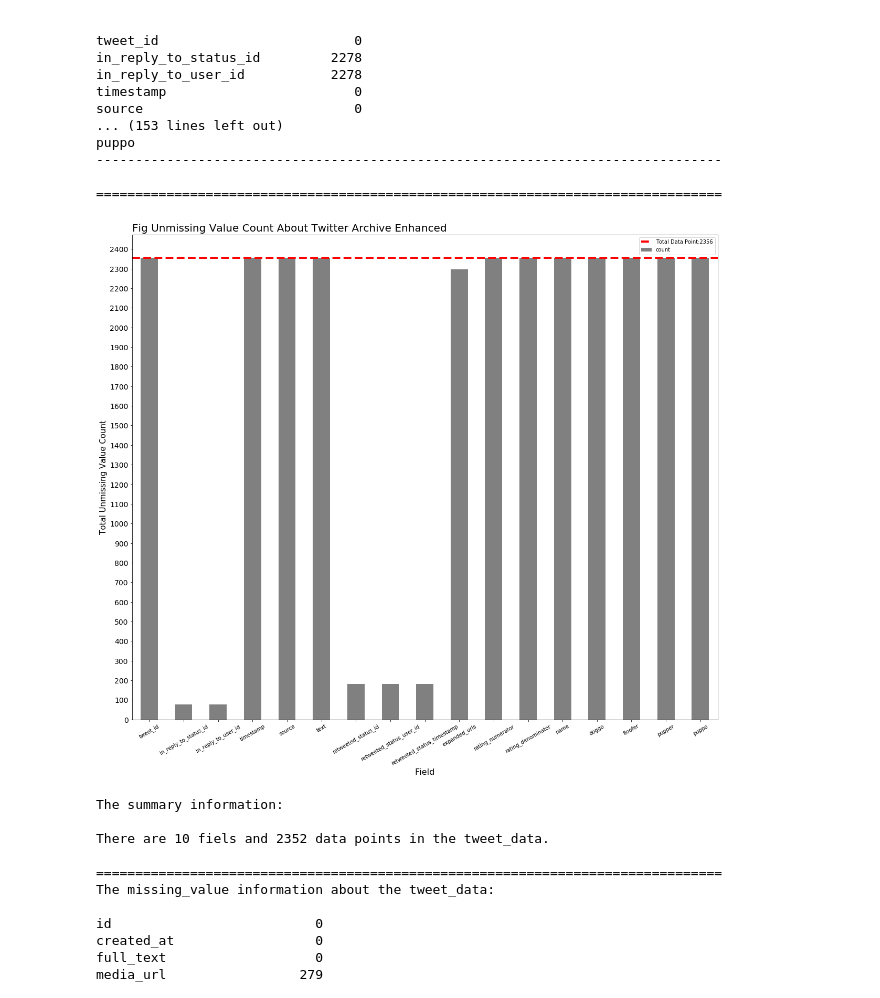
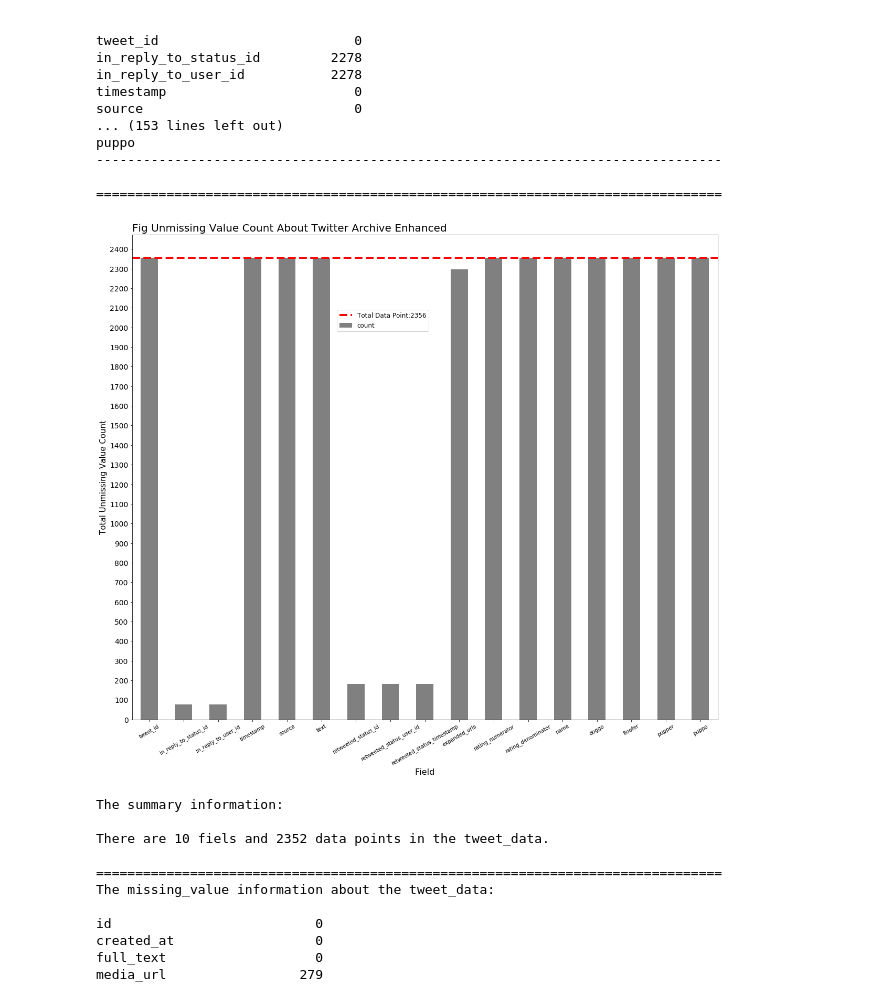
Before and after one commit to ZenRay/DAND_NewProject, a Jupyter notebook: AdvancedP1_DataWrangling/wrangle_act.ipynb, the cells around one changed output. Drawn from its saved outputs; the diff is of its cells as text; code cells hidden in the pictures.

```diff
--- a/AdvancedP1_DataWrangling/wrangle_act.ipynb
+++ b/AdvancedP1_DataWrangling/wrangle_act.ipynb
@@ -346,23 +348,23 @@ puppo
 # %%
 # plot the missing value hist plot
 x_axis = twitter_archive_data.columns.get_values()
 height = len(twitter_archive_data) - twitter_archive_data.isnull().sum()
 hist_data = pd.DataFrame({"field": height.index.values, "count":height.values}, columns=["field", "count"])
 
 hist_data.plot(x="field", kind="bar", figsize=(20, 17), rot=30, color="grey") #, yticks=np.arange(height.min()-500, height.max()+200, 300))
 plt.xlabel("Field", fontsize=16)
 loc, labels = plt.xticks( fontsize=10)
 plt.ylabel("Total Unmissing Value Count", fontsize=15)
 plt.yticks(np.arange(0, height.max()+200, 100), fontsize=14)
 plt.title("Fig Unmissing Value Count About Twitter Archive Enhanced", loc="left", fontsize=20)
 
 plt.hlines(y=2356, xmin=-0.5, xmax=loc.max()+1,colors="r",
            linestyles="--", linewidth=4,label="Total Data Point:2356")
 
-plt.legend()
+plt.legend(loc=(0.35, 0.8), fontsize="large")
 plt.show()
 # %% [output]
-[figure, old version]
+[figure, new version]
 # %%
 detect_data(tweet_data, "tweet_data")
 # %% [output]
```
Also changed, not shown: parts of 31 cells of this notebook, 1 other file.
